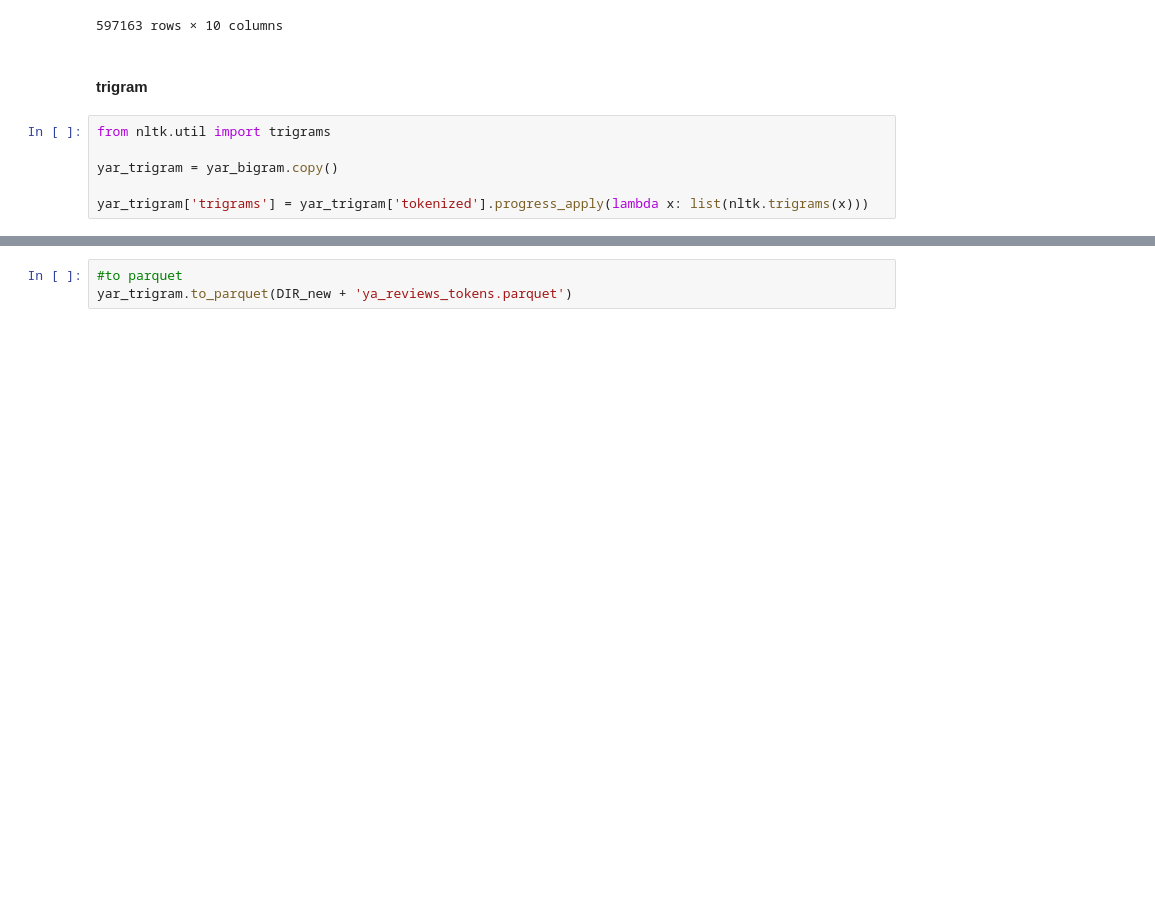
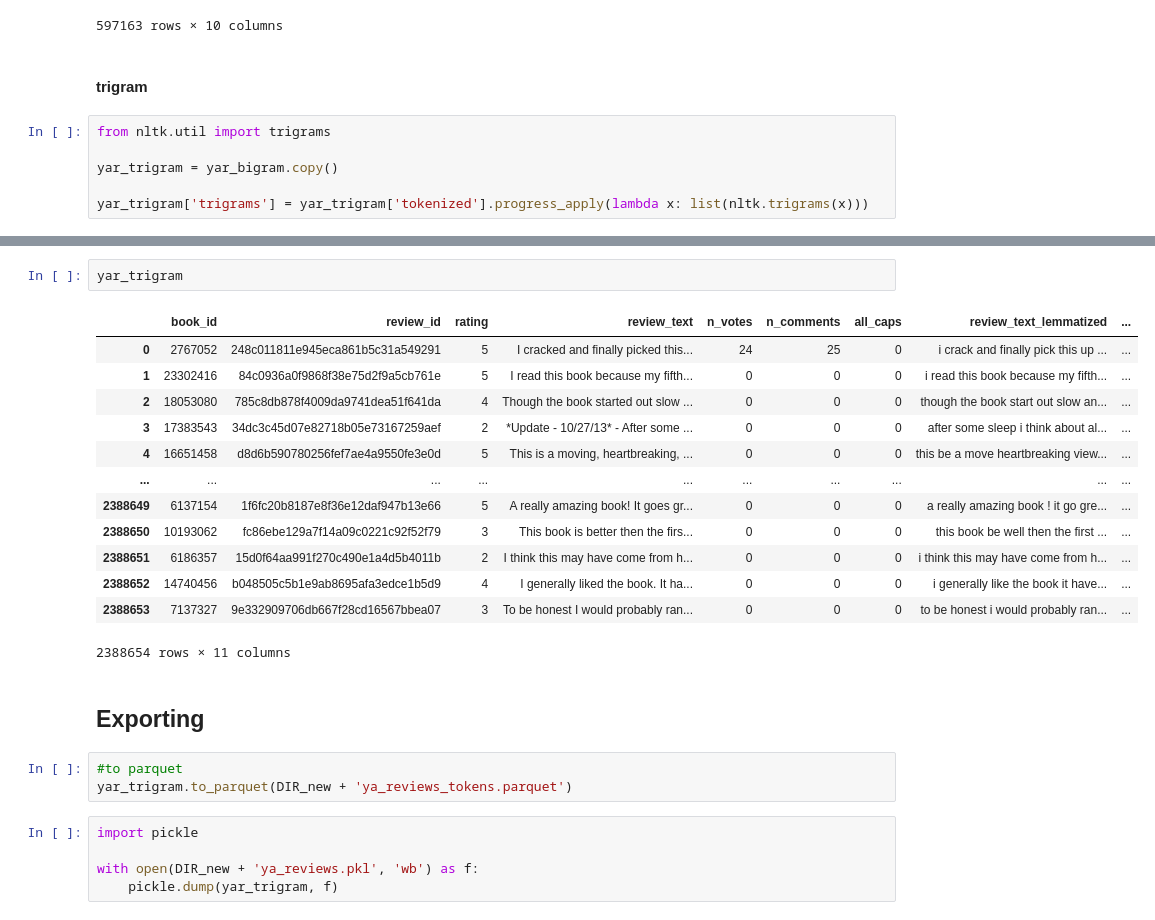
Before and after one commit to jesseAvgonzsmi/emotional-goodreads, a Jupyter notebook: cleaning_EDA/reviews/review_tokenization.ipynb, the cells around one changed output, grey strips where cells are left out. Drawn from its saved outputs; the diff is of its cells as text; blank space fills up the shorter version.

```diff
--- a/cleaning_EDA/reviews/review_tokenization.ipynb
+++ b/cleaning_EDA/reviews/review_tokenization.ipynb
@@ -181,3 +194,26 @@ yar_trigram
+# %%
+yar_trigram
+# %% [output]
+|  | book_id | review_id | rating | review_text | n_votes | n_comments | all_caps | review_text_lemmatized | ... |
+| 0 | 2767052 | 248c011811e945eca861b5c31a549291 | 5 | I cracked and finally picked this... | 24 | 25 | 0 | i crack and finally pick this up ... | ... |
+| 1 | 23302416 | 84c0936a0f9868f38e75d2f9a5cb761e | 5 | I read this book because my fifth... | 0 | 0 | 0 | i read this book because my fifth... | ... |
+| 2 | 18053080 | 785c8db878f4009da9741dea51f641da | 4 | Though the book started out slow ... | 0 | 0 | 0 | though the book start out slow an... | ... |
+| 3 | 17383543 | 34dc3c45d07e82718b05e73167259aef | 2 | *Update - 10/27/13* - After some ... | 0 | 0 | 0 | after some sleep i think about al... | ... |
+| 4 | 16651458 | d8d6b590780256fef7ae4a9550fe3e0d | 5 | This is a moving, heartbreaking, ... | 0 | 0 | 0 | this be a move heartbreaking view... | ... |
+| ... | ... | ... | ... | ... | ... | ... | ... | ... | ... |
+| 2388649 | 6137154 | 1f6fc20b8187e8f36e12daf947b13e66 | 5 | A really amazing book! It goes gr... | 0 | 0 | 0 | a really amazing book ! it go gre... | ... |
+| 2388650 | 10193062 | fc86ebe129a7f14a09c0221c92f52f79 | 3 | This book is better then the firs... | 0 | 0 | 0 | this book be well then the first ... | ... |
+| 2388651 | 6186357 | 15d0f64aa991f270c490e1a4d5b4011b | 2 | I think this may have come from h... | 0 | 0 | 0 | i think this may have come from h... | ... |
+| 2388652 | 14740456 | b048505c5b1e9ab8695afa3edce1b5d9 | 4 | I generally liked the book. It ha... | 0 | 0 | 0 | i generally like the book it have... | ... |
+| 2388653 | 7137327 | 9e332909706db667f28cd16567bbea07 | 3 | To be honest I would probably ran... | 0 | 0 | 0 | to be honest i would probably ran... | ... |
+2388654 rows × 11 columns
+# %% [markdown]
+## Exporting
 # %%
 #to parquet
 yar_trigram.to_parquet(DIR_new + 'ya_reviews_tokens.parquet')
+# %%
+import pickle
+
+with open(DIR_new + 'ya_reviews.pkl', 'wb') as f:
+    pickle.dump(yar_trigram, f)
```
Also changed, not shown: parts of 2 cells of this notebook, 4 other files.
